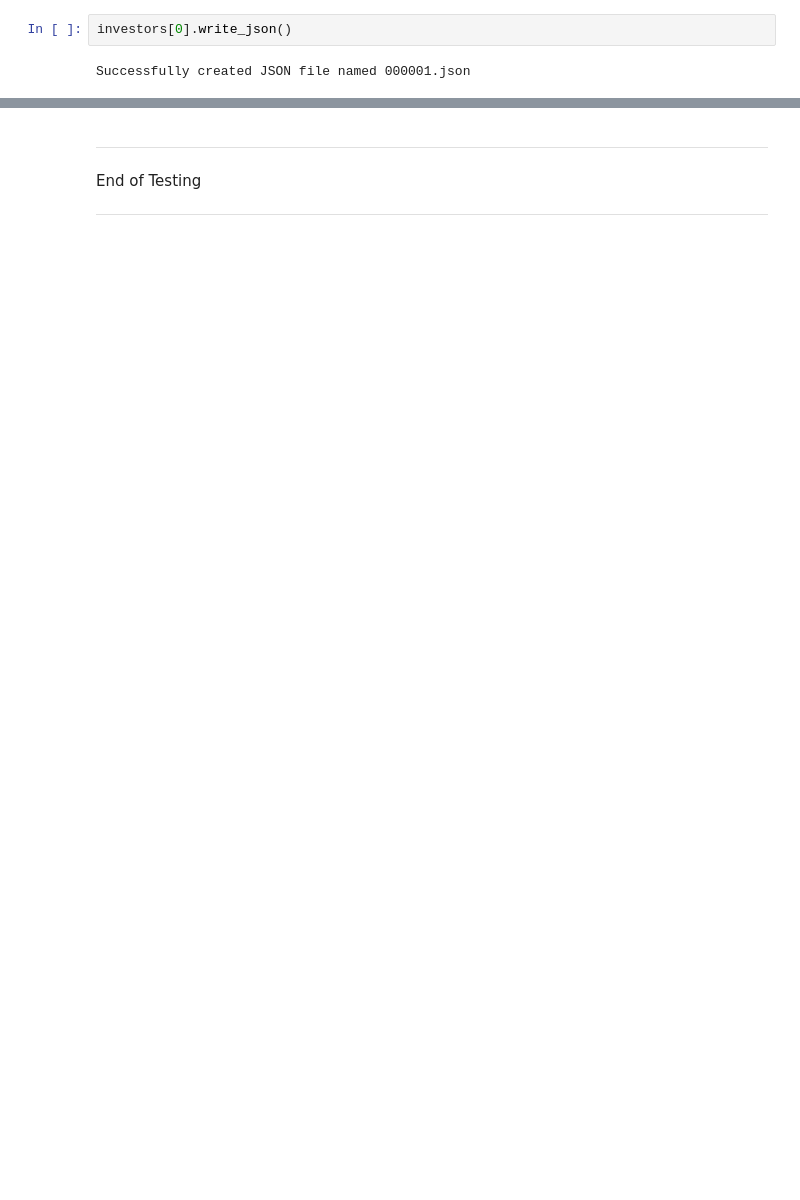
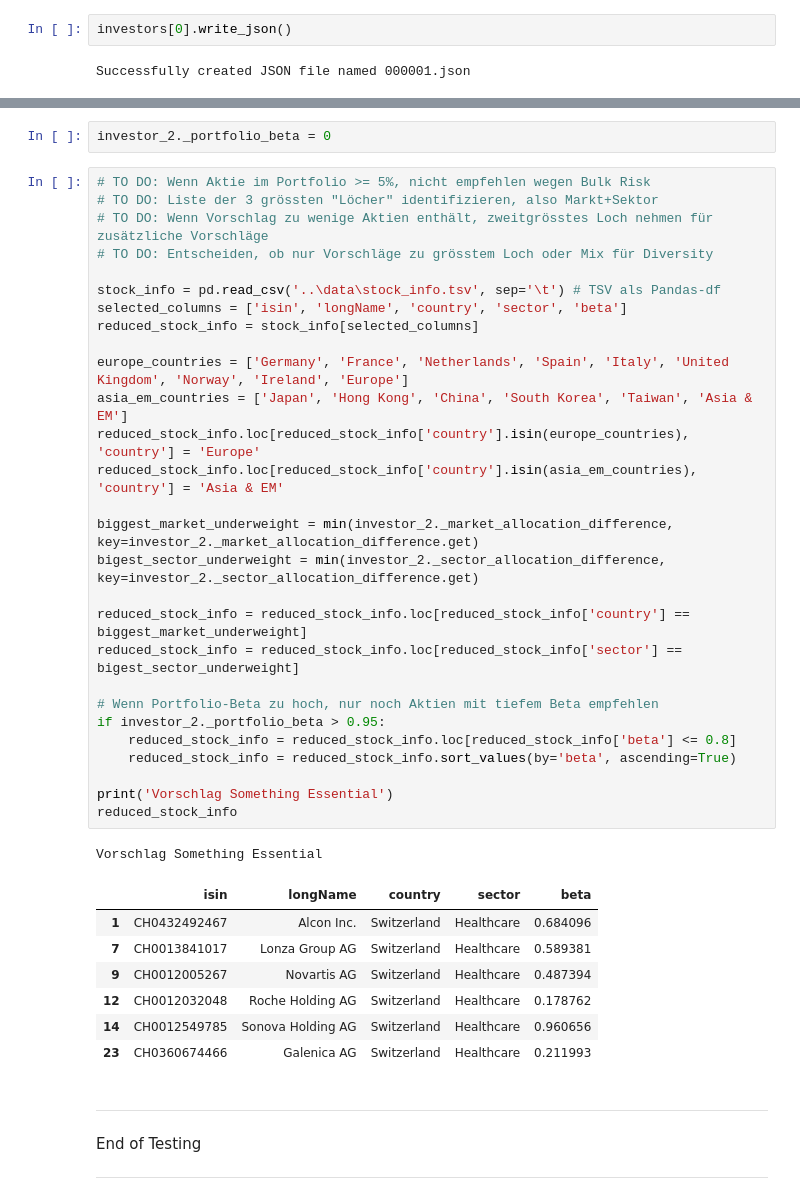
Before and after one commit to glaand/personal-investment-recommender, a Jupyter notebook: analysis/raffi_test.ipynb, the cells around one changed output, grey strips where cells are left out. Cells and saved outputs as stored; diff of their text form; blank space fills up the shorter version.

Commit message:
implemented sell, first steps for sth-essential

```diff
--- a/analysis/raffi_test.ipynb
+++ b/analysis/raffi_test.ipynb
@@ -578,3 +810,42 @@ Successfully created JSON file named 000001.json
+# %%
+investor_2._portfolio_beta = 0
+# %%
+# TO DO: Wenn Aktie im Portfolio >= 5%, nicht empfehlen wegen Bulk Risk
+# TO DO: Liste der 3 grössten "Löcher" identifizieren, also Markt+Sektor
+# TO DO: Wenn Vorschlag zu wenige Aktien enthält, zweitgrösstes Loch nehmen für zusätzliche Vorschläge
+# TO DO: Entscheiden, ob nur Vorschläge zu grösstem Loch oder Mix für Diversity
+
+stock_info = pd.read_csv('..\data\stock_info.tsv', sep='\t') # TSV als Pandas-df
+selected_columns = ['isin', 'longName', 'country', 'sector', 'beta']
+reduced_stock_info = stock_info[selected_columns]
+
+europe_countries = ['Germany', 'France', 'Netherlands', 'Spain', 'Italy', 'United Kingdom', 'Norway', 'Ireland', 'Europe']
+asia_em_countries = ['Japan', 'Hong Kong', 'China', 'South Korea', 'Taiwan', 'Asia & EM']
+reduced_stock_info.loc[reduced_stock_info['country'].isin(europe_countries), 'country'] = 'Europe'
+reduced_stock_info.loc[reduced_stock_info['country'].isin(asia_em_countries), 'country'] = 'Asia & EM'
+
+biggest_market_underweight = min(investor_2._market_allocation_difference, key=investor_2._market_allocation_difference.get)
+bigest_sector_underweight = min(investor_2._sector_allocation_difference, key=investor_2._sector_allocation_difference.get)
+
+reduced_stock_info = reduced_stock_info.loc[reduced_stock_info['country'] == biggest_market_underweight]
+reduced_stock_info = reduced_stock_info.loc[reduced_stock_info['sector'] == bigest_sector_underweight]
+
+# Wenn Portfolio-Beta zu hoch, nur noch Aktien mit tiefem Beta empfehlen
+if investor_2._portfolio_beta > 0.95:
+    reduced_stock_info = reduced_stock_info.loc[reduced_stock_info['beta'] <= 0.8]
+    reduced_stock_info = reduced_stock_info.sort_values(by='beta', ascending=True)
+
+print('Vorschlag Something Essential')
+reduced_stock_info
+# %% [output]
+Vorschlag Something Essential
+|  | isin | longName | country | sector | beta |
+| 1 | CH0432492467 | Alcon Inc. | Switzerland | Healthcare | 0.684096 |
+| 7 | CH0013841017 | Lonza Group AG | Switzerland | Healthcare | 0.589381 |
+| 9 | CH0012005267 | Novartis AG | Switzerland | Healthcare | 0.487394 |
+| 12 | CH0012032048 | Roche Holding AG | Switzerland | Healthcare | 0.178762 |
+| 14 | CH0012549785 | Sonova Holding AG | Switzerland | Healthcare | 0.960656 |
+| 23 | CH0360674466 | Galenica AG | Switzerland | Healthcare | 0.211993 |
 # %% [markdown]
 __________
 End of Testing
```
Also changed, not shown: parts of 52 cells of this notebook, 3 other files.
